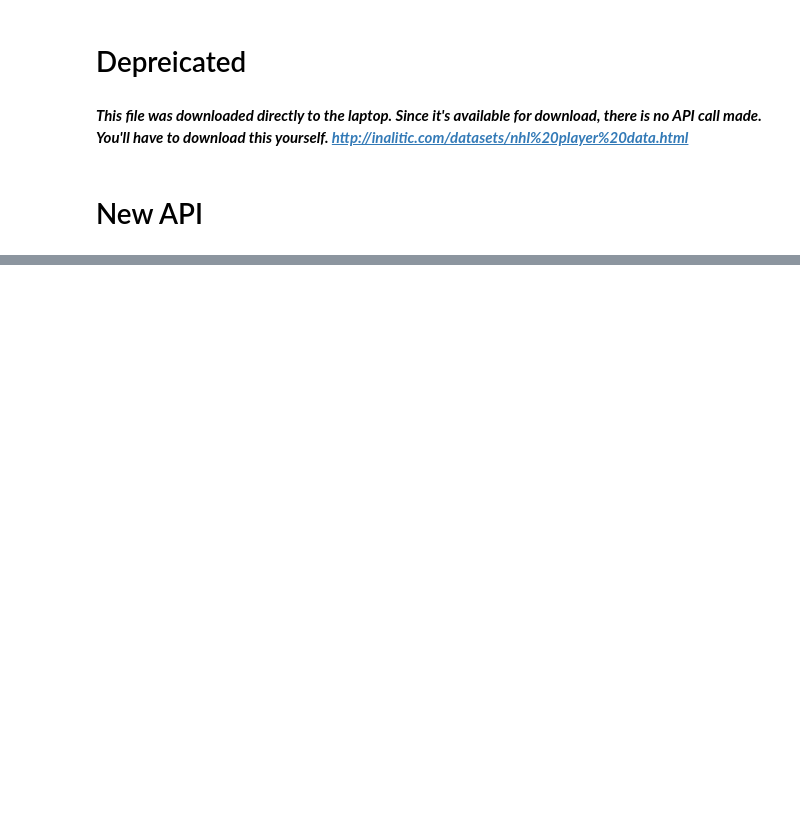
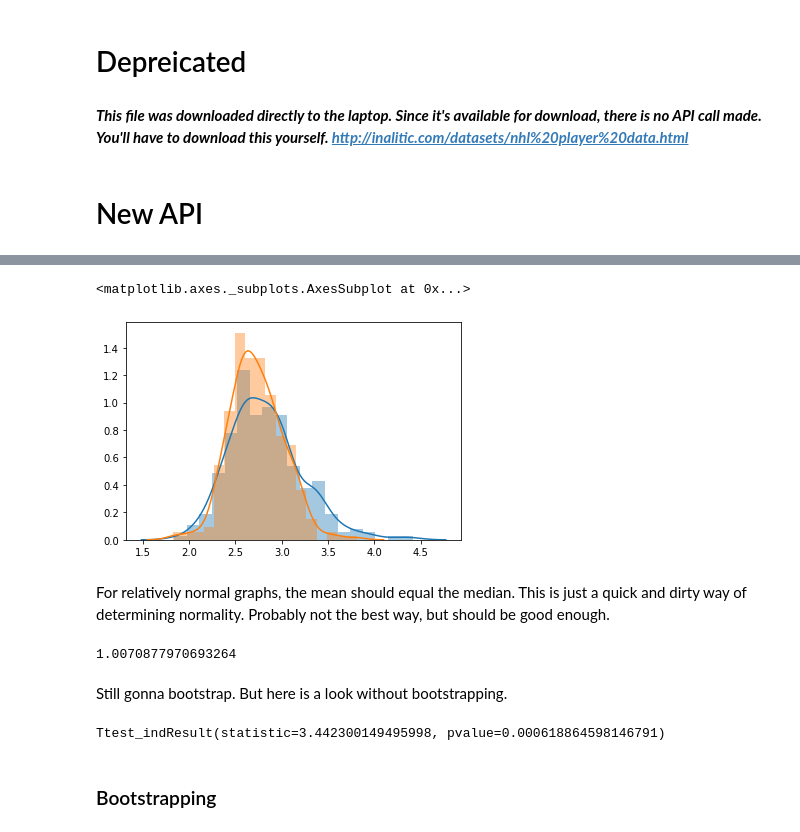
Before and after one commit to irvingcampbell/mod2project, a Jupyter notebook: NHL.ipynb, the cells around one changed output, grey strips where cells are left out. Drawn from its saved outputs; the diff is of its cells as text; code cells hidden in the pictures; blank space fills up the shorter version.

```diff
--- a/NHL.ipynb
+++ b/NHL.ipynb
@@ -83,0 +84,25 @@ a
+# %%
+sns.distplot(listofgoalgpgBefore)
+sns.distplot(listofgoalgpgAfter)
+# %% [output]
+<matplotlib.axes._subplots.AxesSubplot at 0x...>
+[figure, added]
+# %% [markdown]
+For relatively normal graphs, the mean should equal the median.  This is just a quick and dirty way of determining normality.  Probably not the best way, but should be good enough.
+# %%
+np.mean(np.array(listofgoalgpgAfter))/np.median(np.array(listofgoalgpgAfter))
+# %% [output]
+1.0070877970693264
+# %% [markdown]
+Still gonna bootstrap.  But here is a look without bootstrapping.
+# %%
+import scipy.stats as stats
+import statsmodels.stats as sm
+
+stats.ttest_ind(listofgoalgpgBefore, listofgoalgpgAfter)
+
+# print(np.average(np.array(listofgoalgpgBefore)), np.average(np.array(listofgoalgpgAfter)))
+# %% [output]
+Ttest_indResult(statistic=3.442300149495998, pvalue=0.000618864598146791)
+# %% [markdown]
+### Bootstrapping
```
Also changed, not shown: parts of 20 cells of this notebook.
